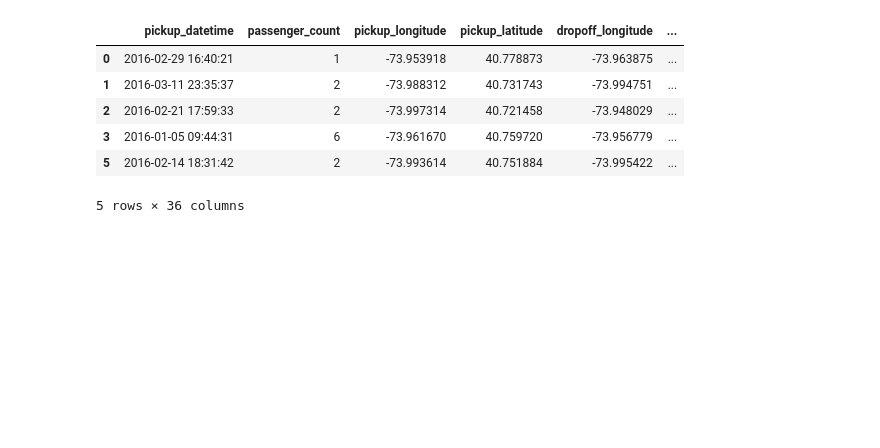
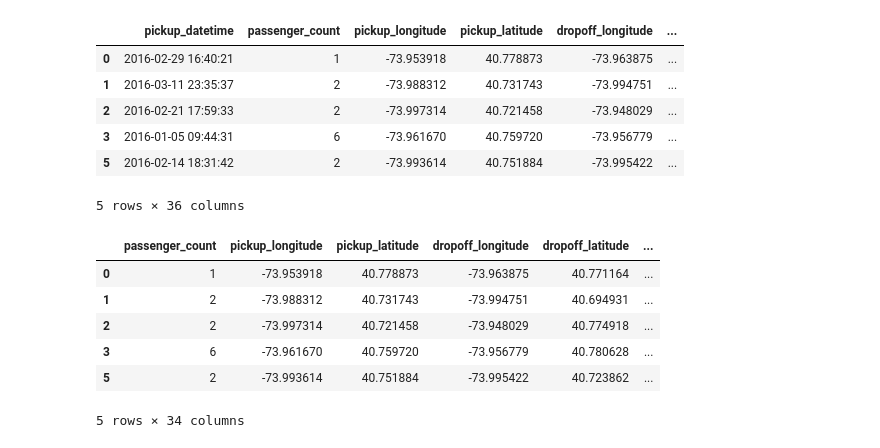
Before and after one commit to smnk-1/ML-studying, a Jupyter notebook: notebooks/TripDurationEDA.ipynb, the cells around one changed output. Saved outputs shown, nothing was run; the diff lists cells and outputs as text; code cells hidden in the pictures; blank space fills up the shorter version.

```diff
--- a/notebooks/TripDurationEDA.ipynb
+++ b/notebooks/TripDurationEDA.ipynb
@@ -483,5 +485,14 @@ data.head(5)
 | 5 | 2016-02-14 18:31:42 | 2 | -73.993614 | 40.751884 | -73.995422 | ... |
 5 rows × 36 columns
 # %%
-data.drop(columns=['pickup_datetime'], inplace=True)
+data.drop(columns=['pickup_datetime', 'hour'], inplace=True)
 data.to_csv('../data/processed_trip_duration.csv', index=False)
+data.head()
+# %% [output]
+|  | passenger_count | pickup_longitude | pickup_latitude | dropoff_longitude | dropoff_latitude | ... |
+| 0 | 1 | -73.953918 | 40.778873 | -73.963875 | 40.771164 | ... |
+| 1 | 2 | -73.988312 | 40.731743 | -73.994751 | 40.694931 | ... |
+| 2 | 2 | -73.997314 | 40.721458 | -73.948029 | 40.774918 | ... |
+| 3 | 6 | -73.961670 | 40.759720 | -73.956779 | 40.780628 | ... |
+| 5 | 2 | -73.993614 | 40.751884 | -73.995422 | 40.723862 | ... |
+5 rows × 34 columns
```
Also changed, not shown: parts of 4 cells of this notebook, 1 other file.
